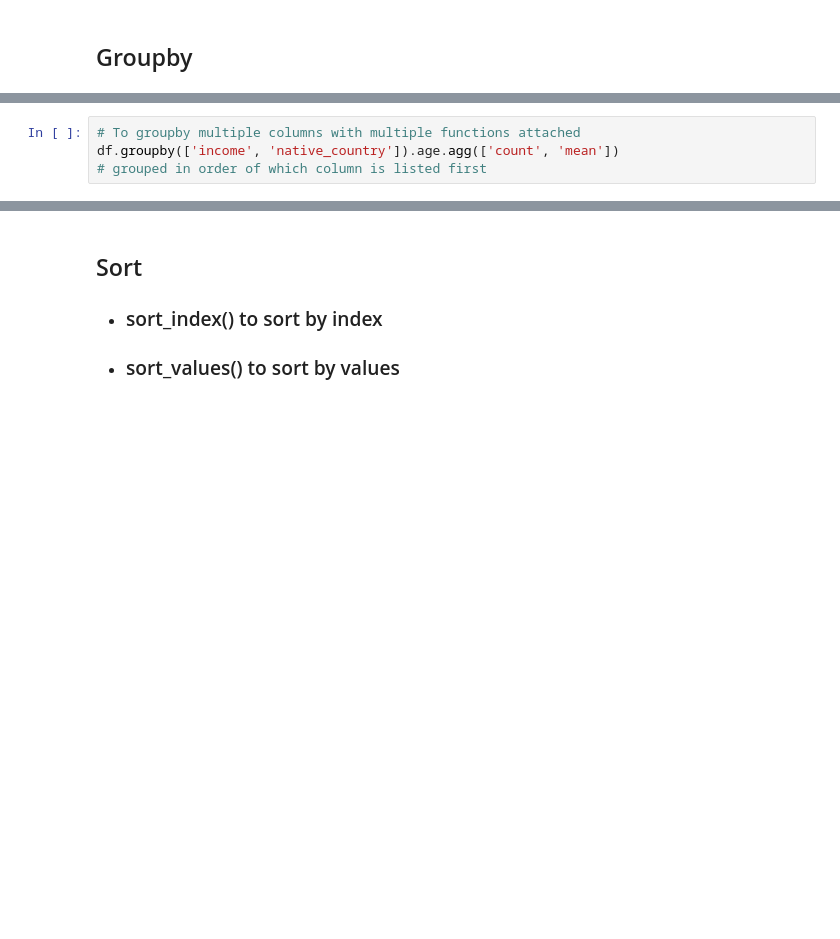
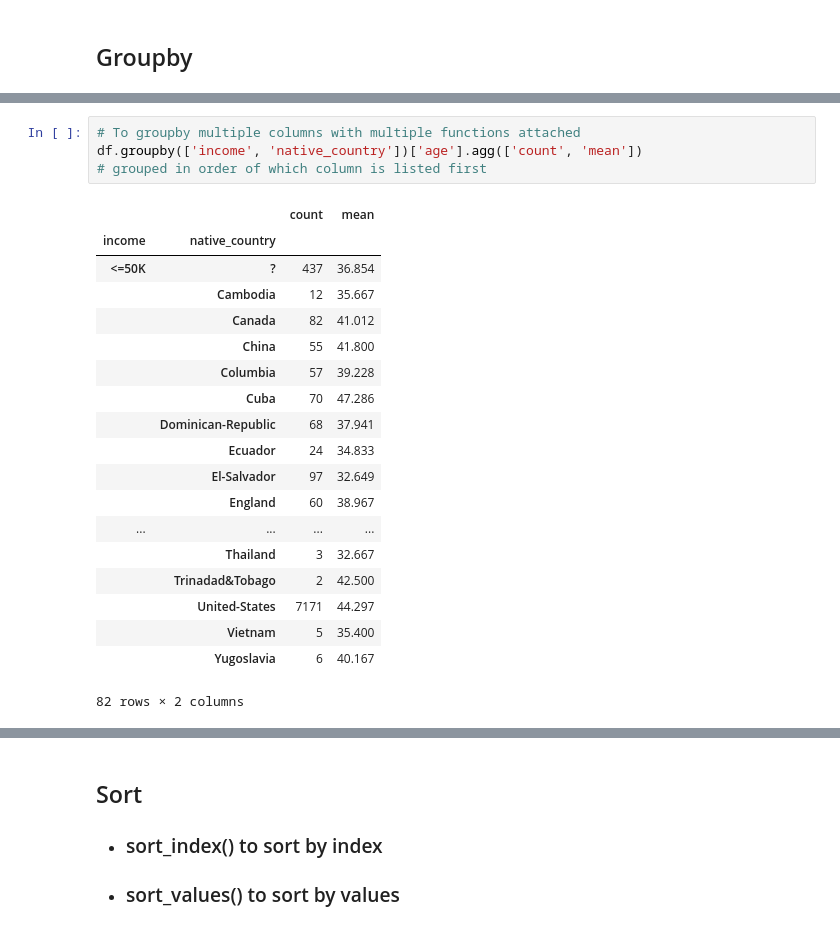
Before and after one commit to kbajina/dsp, a Jupyter notebook: lessons/pandas_intro/Intro-to-Pandas.ipynb, the cells around one changed output, grey strips where cells are left out. Cells and saved outputs as stored; diff of their text form; blank space fills up the shorter version.

```diff
--- a/lessons/pandas_intro/Intro-to-Pandas.ipynb
+++ b/lessons/pandas_intro/Intro-to-Pandas.ipynb
@@ -382,6 +839,26 @@ df.groupby([
 # %%
 # To groupby multiple columns with multiple functions attached
-df.groupby(['income', 'native_country']).age.agg(['count', 'mean'])
+df.groupby(['income', 'native_country'])['age'].agg(['count', 'mean'])
 # grouped in order of which column is listed first
+# %% [output]
+|  |  | count | mean |
+| income | native_country |  |  |
+| <=50K | ? | 437 | 36.854 |
+|  | Cambodia | 12 | 35.667 |
+|  | Canada | 82 | 41.012 |
+|  | China | 55 | 41.800 |
+|  | Columbia | 57 | 39.228 |
+|  | Cuba | 70 | 47.286 |
+|  | Dominican-Republic | 68 | 37.941 |
+|  | Ecuador | 24 | 34.833 |
+|  | El-Salvador | 97 | 32.649 |
+|  | England | 60 | 38.967 |
+| ... | ... | ... | ... |
+|  | Thailand | 3 | 32.667 |
+|  | Trinadad&Tobago | 2 | 42.500 |
+|  | United-States | 7171 | 44.297 |
+|  | Vietnam | 5 | 35.400 |
+|  | Yugoslavia | 6 | 40.167 |
+82 rows × 2 columns
 # %%
 df.columns
```
Also changed, not shown: parts of 63 cells of this notebook.
